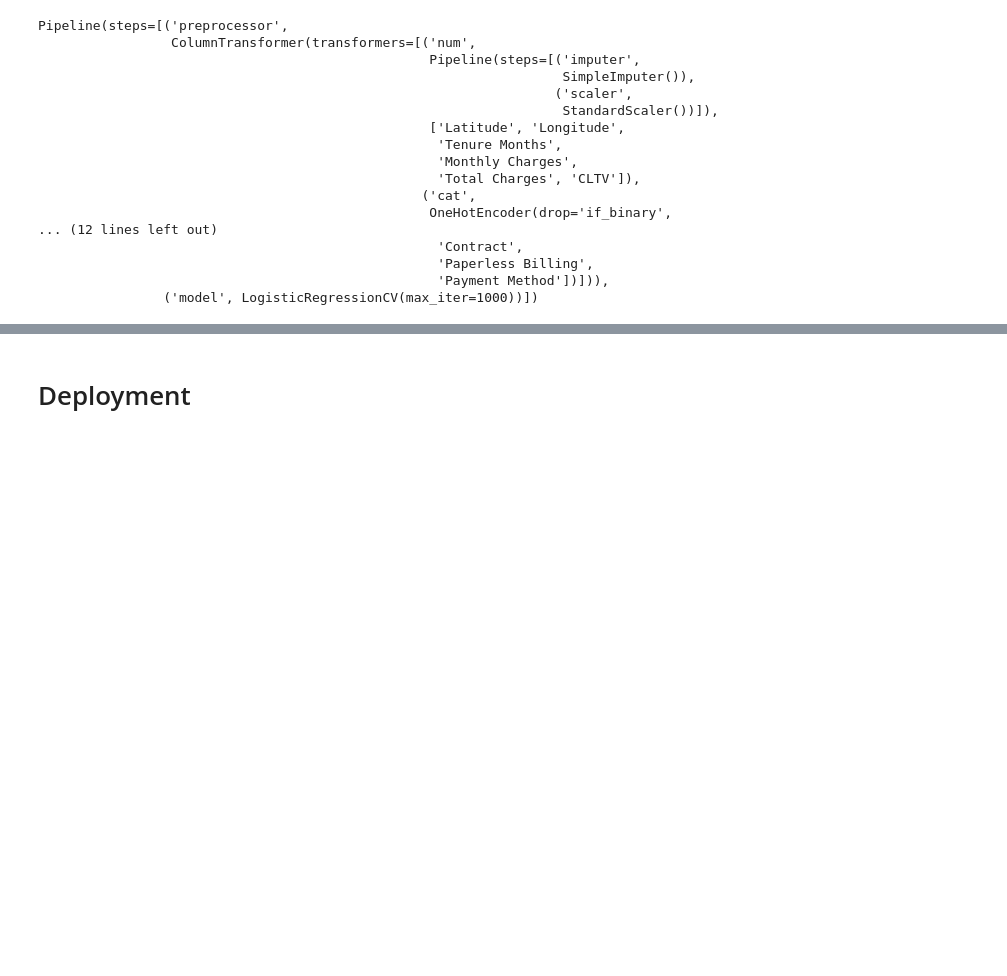
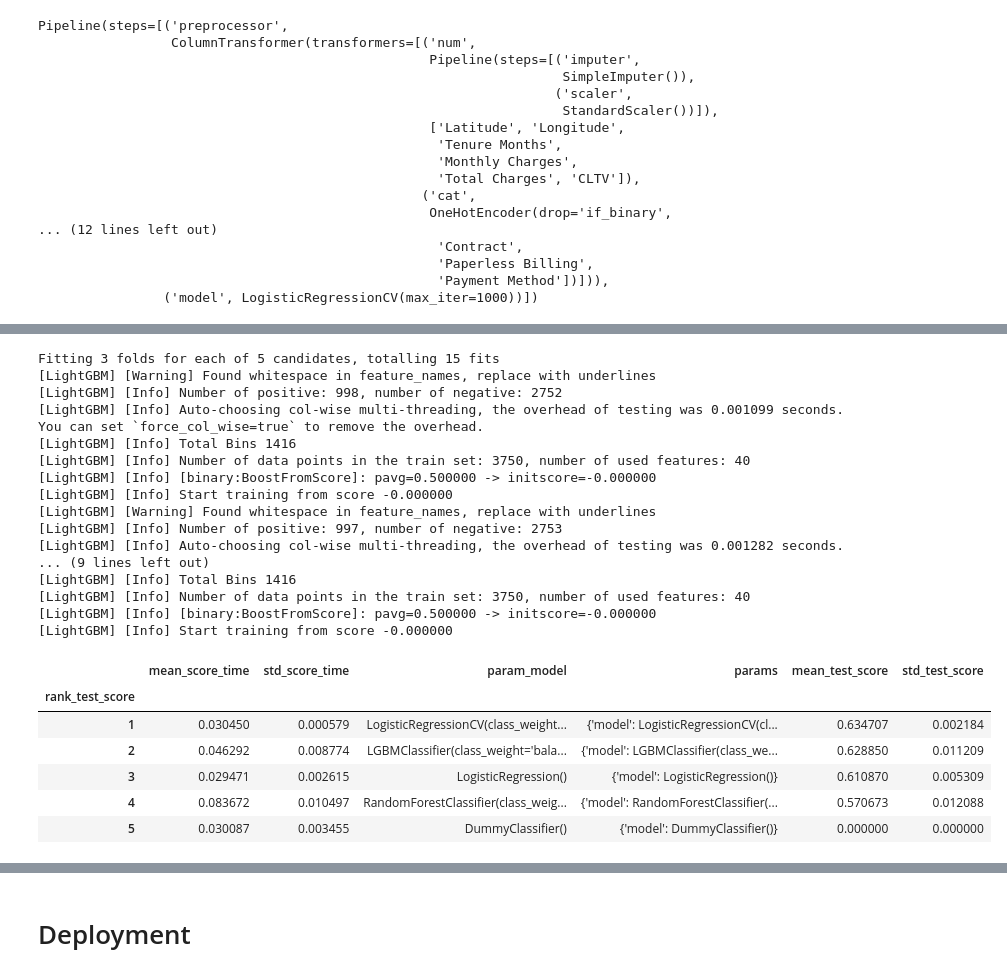
Before and after one commit to GTBelini22/Churn_IBM_ML, a Jupyter notebook: notebooks/modeling.ipynb, the cells around one changed output, grey strips where cells are left out. Drawn from its saved outputs; the diff is of its cells as text; code cells hidden in the pictures; blank space fills up the shorter version.

```diff
--- a/notebooks/modeling.ipynb
+++ b/notebooks/modeling.ipynb
@@ -319,17 +319,47 @@ df_cv_results.iloc[:,~df_cv_results.columns.str.contains('split|fit')].head(10)
 | 5 | 0.072695 | 0.006539 | RandomForestClassifier(random_sta... | {'model': RandomForestClassifier(... | 0.577774 | 0.022081 |
 | 6 | 0.029779 | 0.000130 | DummyClassifier() | {'model': DummyClassifier()} | 0.000000 | 0.000000 |
 # %%
+# Colocando pesos as classes
+
 params = {
     'model':[
-        LogisticRegressionCV(max_iter=1_000),
+        LogisticRegressionCV(max_iter=1_000, class_weight='balanced'),
         LogisticRegression(),
-        GradientBoostingClassifier(random_state=2024),
-        RandomForestClassifier(random_state=2024),
-        LGBMClassifier(random_state=2024),
+        RandomForestClassifier(random_state=2024, class_weight='balanced'),
+        LGBMClassifier(random_state=2024, class_weight='balanced'),
         DummyClassifier()
     ]
 }
 
 # verificando para cada modelo os resultados
 grid_model = GridSearchCV(model_pipeline, param_grid=params, cv=3, scoring='f1', verbose=1)
 grid_model.fit(x_train, y_train)
+
+
+df_cv_results = pd.DataFrame(grid_model.cv_results_).set_index('rank_test_score').sort_index()
+df_cv_results.iloc[:,~df_cv_results.columns.str.contains('split|fit')].head(10)
+# %% [output]
+Fitting 3 folds for each of 5 candidates, totalling 15 fits
+[LightGBM] [Warning] Found whitespace in feature_names, replace with underlines
+[LightGBM] [Info] Number of positive: 998, number of negative: 2752
+[LightGBM] [Info] Auto-choosing col-wise multi-threading, the overhead of testing was 0.001099 seconds.
+You can set `force_col_wise=true` to remove the overhead.
+[LightGBM] [Info] Total Bins 1416
+[LightGBM] [Info] Number of data points in the train set: 3750, number of used features: 40
+[LightGBM] [Info] [binary:BoostFromScore]: pavg=0.500000 -> initscore=-0.000000
+[LightGBM] [Info] Start training from score -0.000000
+[LightGBM] [Warning] Found whitespace in feature_names, replace with underlines
+[LightGBM] [Info] Number of positive: 997, number of negative: 2753
+[LightGBM] [Info] Auto-choosing col-wise multi-threading, the overhead of testing was 0.001282 seconds.
+... (9 lines left out)
+[LightGBM] [Info] Total Bins 1416
+[LightGBM] [Info] Number of data points in the train set: 3750, number of used features: 40
+[LightGBM] [Info] [binary:BoostFromScore]: pavg=0.500000 -> initscore=-0.000000
+[LightGBM] [Info] Start training from score -0.000000
+|  | mean_score_time | std_score_time | param_model | params | mean_test_score | std_test_score |
+| rank_test_score |  |  |  |  |  |  |
+| 1 | 0.030450 | 0.000579 | LogisticRegressionCV(class_weight... | {'model': LogisticRegressionCV(cl... | 0.634707 | 0.002184 |
+| 2 | 0.046292 | 0.008774 | LGBMClassifier(class_weight='bala... | {'model': LGBMClassifier(class_we... | 0.628850 | 0.011209 |
+| 3 | 0.029471 | 0.002615 | LogisticRegression() | {'model': LogisticRegression()} | 0.610870 | 0.005309 |
+| 4 | 0.083672 | 0.010497 | RandomForestClassifier(class_weig... | {'model': RandomForestClassifier(... | 0.570673 | 0.012088 |
+| 5 | 0.030087 | 0.003455 | DummyClassifier() | {'model': DummyClassifier()} | 0.000000 | 0.000000 |
```
Also changed, not shown: parts of 2 cells of this notebook.
